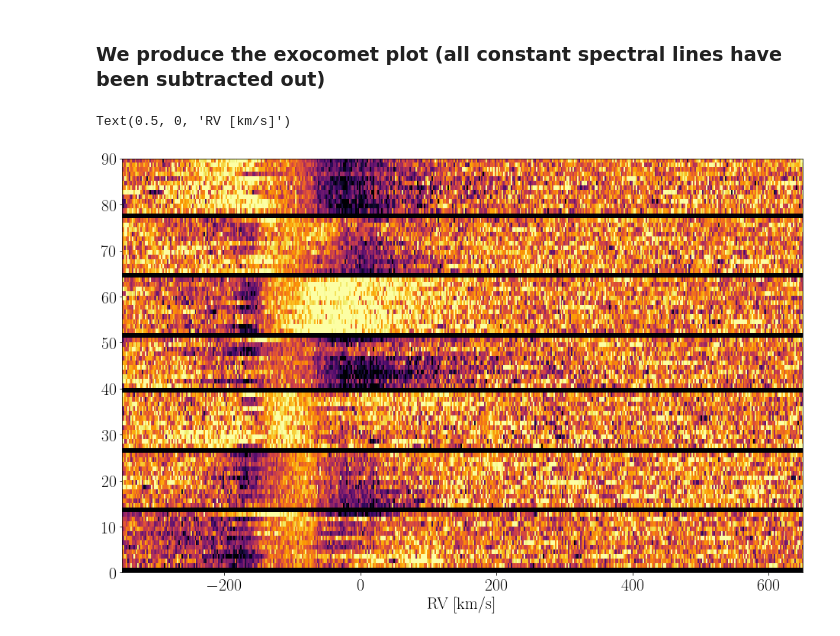
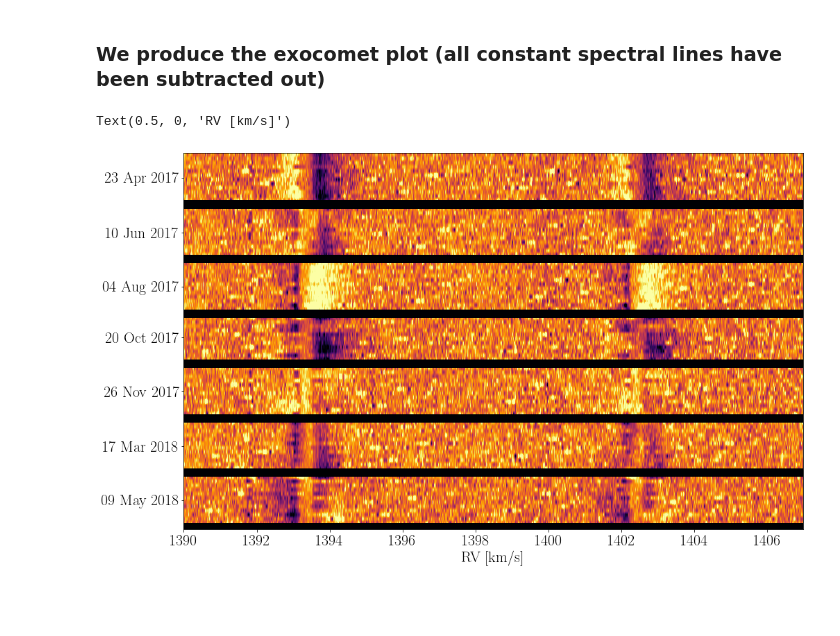
Before and after one commit to bdrdavies/exocomets, a Jupyter notebook: notebooks/exocomet_free_spectrum.ipynb, the cells around one changed output. Drawn from its saved outputs; the diff is of its cells as text; code cells hidden in the pictures; blank space fills up the shorter version.

Commit message:
corrected plotting error

```diff
--- a/notebooks/exocomet_free_spectrum.ipynb
+++ b/notebooks/exocomet_free_spectrum.ipynb
@@ -194,7 +194,7 @@ Text(0.5, 0, 'Wavelength [\\AA]')
 # %%
 y_ticks = []
 y_labels = []
-counter = 50
+counter = 97
 spec_exocomet = []
 for i in range(len(DP)):
     for j in range(len(DP[i])):
@@ -230,17 +230,20 @@ spec_exocomet = np.array(spec_exocomet)
 # %% [markdown]
 ### We produce the exocomet plot (all constant spectral lines have been subtracted out)
 # %%
+w = DP[4][0][0]
 rows         = len(spec_exocomet)
 EXO          = spec_exocomet.reshape(rows,spec_range)
 
-rv = c.Wave2RV(w,1393.7550,20.5)
+rv = w#c.Wave2RV(w,1393.7550,20.5)
 
 fig = plt.figure(figsize=(16.0,10.0))
-plt.imshow(EXO,cmap=cmap,extent=[rv[0],rv[-1],0,len(EXO)],interpolation='none',vmin=-1.2e-13,vmax=5e-14,aspect='auto')
-plt.xlim(-350, 650)
-#plt.gca().set_yticks(y_ticks)
-#plt.gca().set_yticklabels(y_labels)
+#plt.imshow(EXO,cmap=cmap,extent=[rv[0],rv[-1],0,len(EXO)],interpolation='none',vmin=-1.2e-13,vmax=5e-14,aspect='auto')
+plt.imshow(EXO,cmap=cmap,extent=[rv[0],rv[-1],0,len(EXO)],vmin=-1.2e-13,vmax=5e-14,aspect='auto')
+#plt.xlim(-600, 2650)
+plt.xlim(1390,1407)
+plt.gca().set_yticks(y_ticks)
+plt.gca().set_yticklabels(y_labels)
 plt.xlabel(r'RV [km/s]')
 # %% [output]
 Text(0.5, 0, 'RV [km/s]')
-[figure, old version]
+[figure, new version]
```
Also changed, not shown: parts of 1 cell of this notebook.
